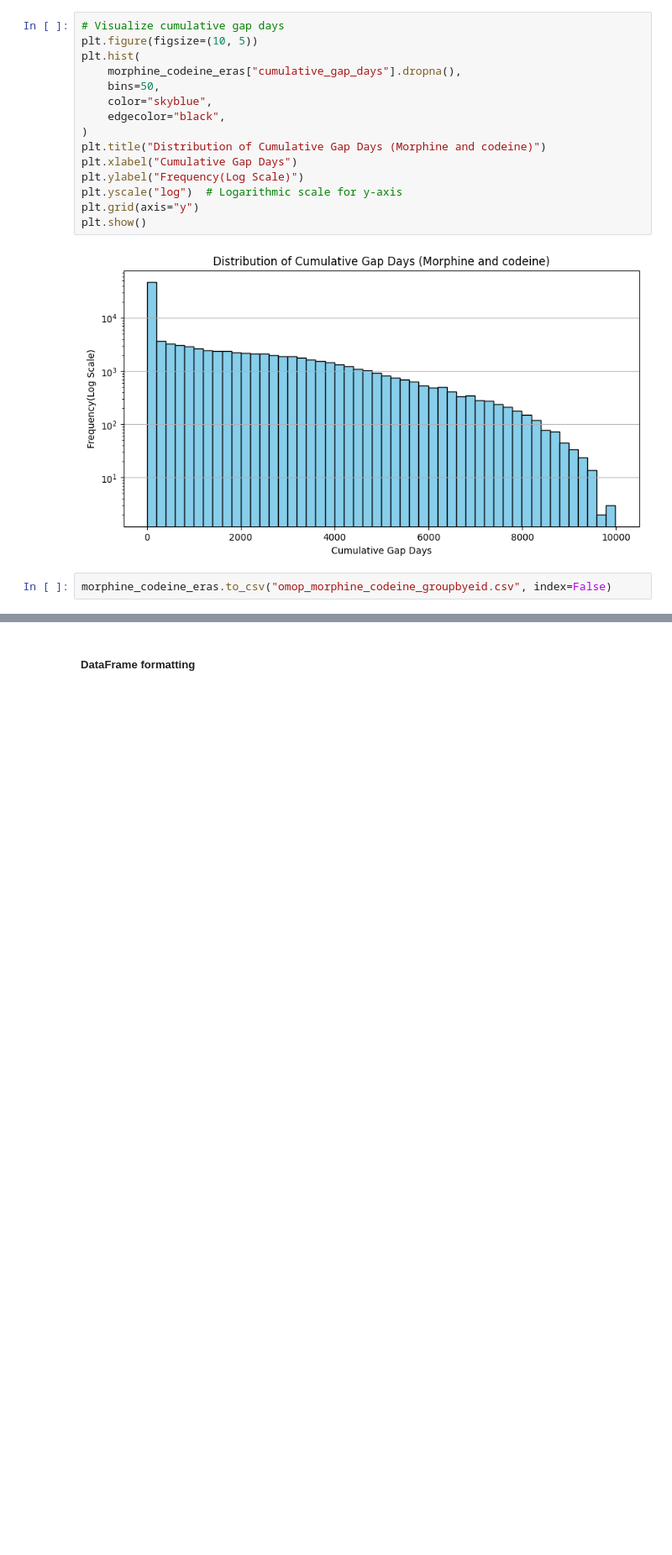
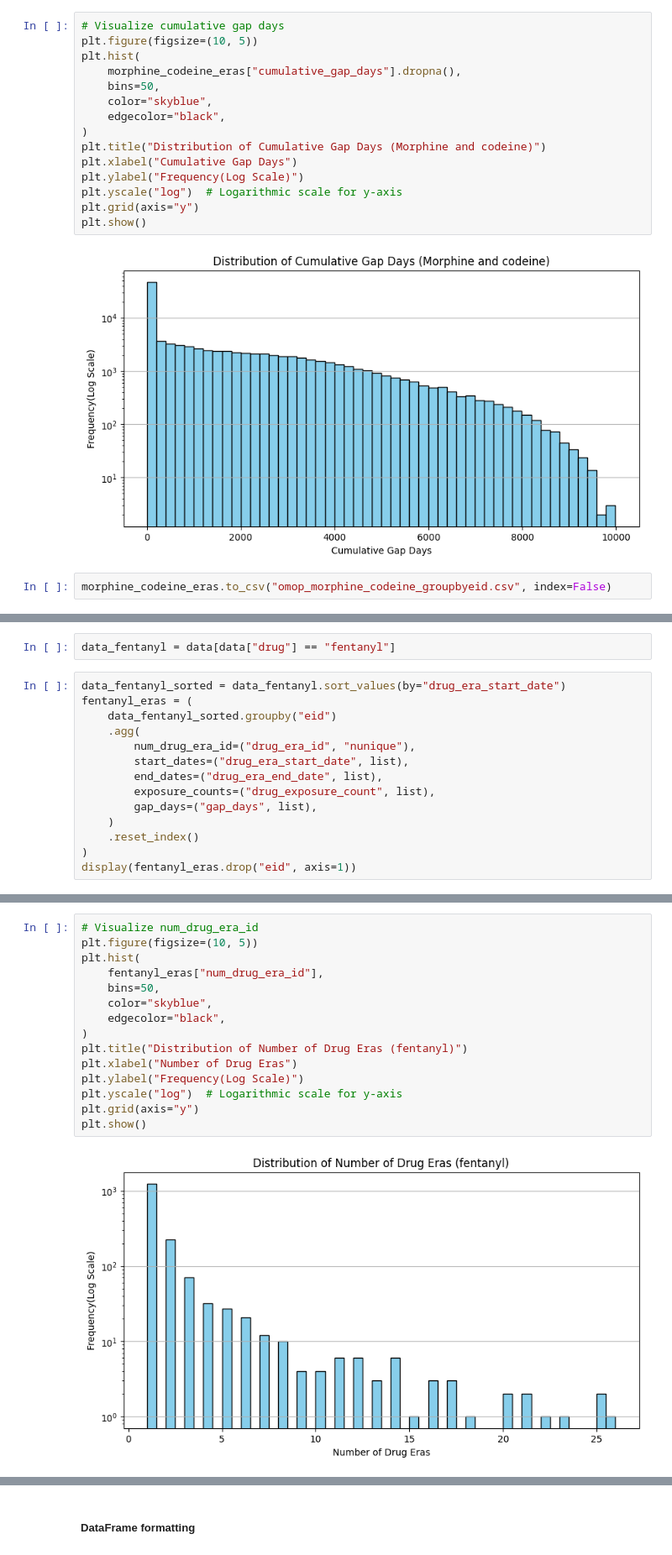
Before and after one commit to HauserGroup/Project_XS_PerMed, a Jupyter notebook: notebooks/wgs_lucia/QT/phenotypes_QT.ipynb, the cells around one changed output, grey strips where cells are left out. Shown at 84% size. Cells and saved outputs as stored; diff of their text form; blank space fills up the shorter version.

```diff
--- a/notebooks/wgs_lucia/QT/phenotypes_QT.ipynb
+++ b/notebooks/wgs_lucia/QT/phenotypes_QT.ipynb
@@ -729,0 +788,16 @@ morphine_codeine_eras.to_csv("omop_morphine_codeine_groupbyeid.csv", index=False
+# %%
+data_fentanyl = data[data["drug"] == "fentanyl"]
+# %%
+data_fentanyl_sorted = data_fentanyl.sort_values(by="drug_era_start_date")
+fentanyl_eras = (
+    data_fentanyl_sorted.groupby("eid")
+    .agg(
+        num_drug_era_id=("drug_era_id", "nunique"),
+        start_dates=("drug_era_start_date", list),
+        end_dates=("drug_era_end_date", list),
+        exposure_counts=("drug_exposure_count", list),
+        gap_days=("gap_days", list),
+    )
+    .reset_index()
+)
+display(fentanyl_eras.drop("eid", axis=1))
@@ -729,0 +906,17 @@ morphine_codeine_eras.to_csv("omop_morphine_codeine_groupbyeid.csv", index=False
+# %%
+# Visualize num_drug_era_id
+plt.figure(figsize=(10, 5))
+plt.hist(
+    fentanyl_eras["num_drug_era_id"],
+    bins=50,
+    color="skyblue",
+    edgecolor="black",
+)
+plt.title("Distribution of Number of Drug Eras (fentanyl)")
+plt.xlabel("Number of Drug Eras")
+plt.ylabel("Frequency(Log Scale)")
+plt.yscale("log")  # Logarithmic scale for y-axis
+plt.grid(axis="y")
+plt.show()
+# %% [output]
+[figure, added]
```
Also changed, not shown: parts of 21 cells of this notebook, 47 other files.
